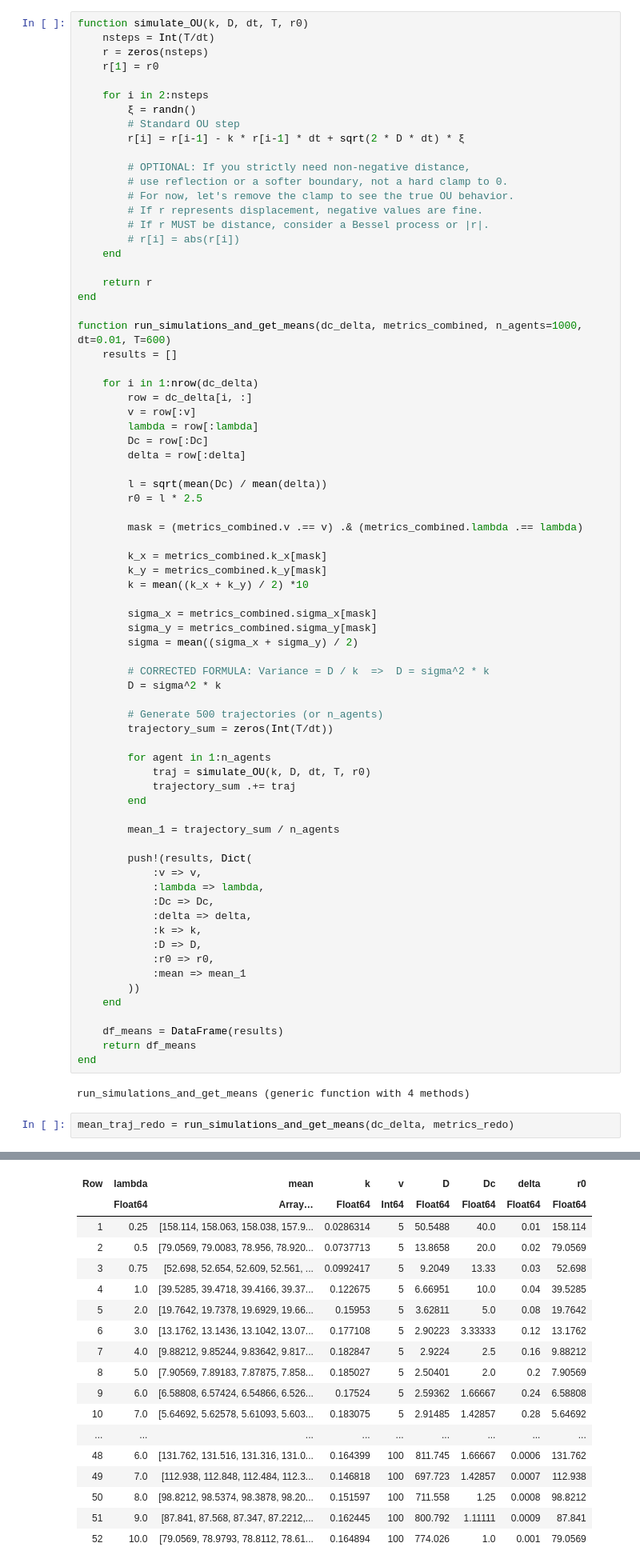
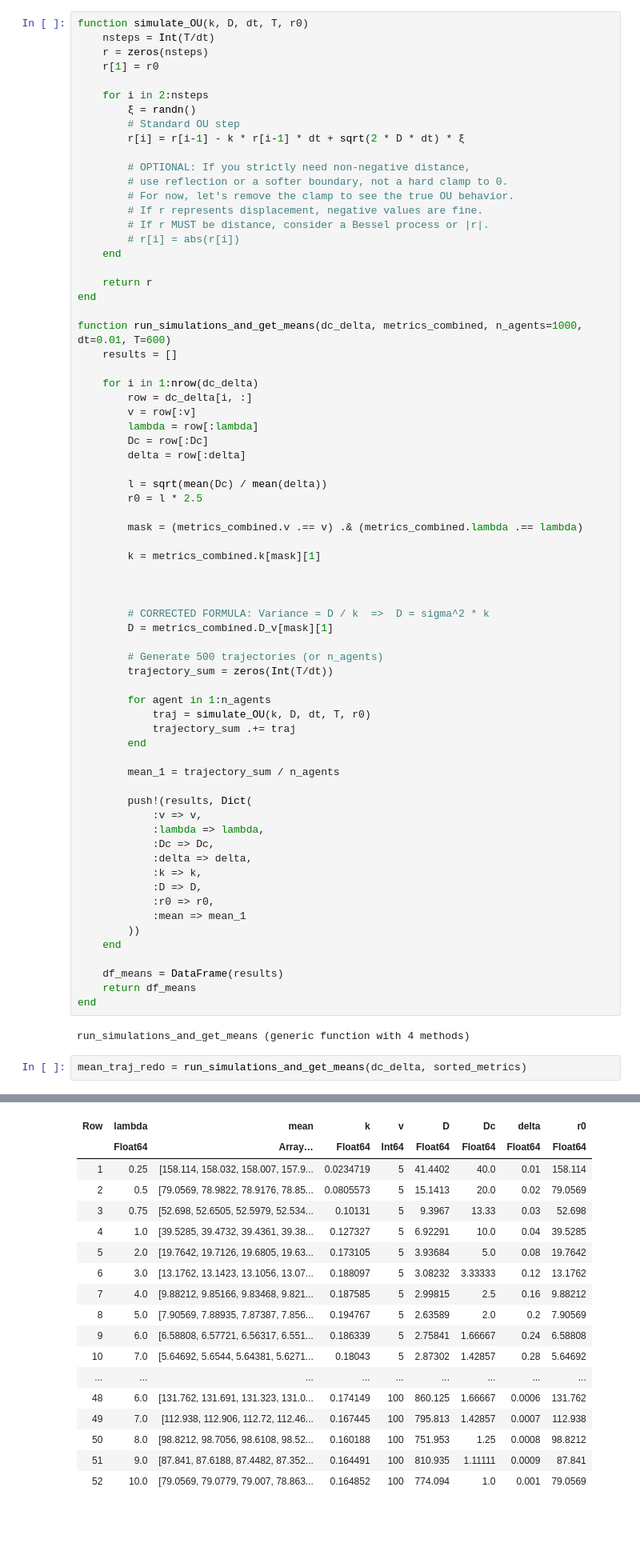
Before and after one commit to jmarib/CellBasedModels.jl, a Jupyter notebook: examples/OU_simulations.ipynb, the cells around one changed output, grey strips where cells are left out. Shown at 80% size. Saved outputs shown, nothing was run; the diff lists cells and outputs as text; blank space fills up the shorter version.

```diff
--- a/examples/OU_simulations.ipynb
+++ b/examples/OU_simulations.ipynb
@@ -58,16 +64,12 @@ function run_simulations_and_get_means(dc_delta, metrics_combined, n_agents=1000
 
         mask = (metrics_combined.v .== v) .& (metrics_combined.lambda .== lambda)
 
-        k_x = metrics_combined.k_x[mask]
-        k_y = metrics_combined.k_y[mask]
-        k = mean((k_x + k_y) / 2) *10
+        k = metrics_combined.k[mask][1]
 
-        sigma_x = metrics_combined.sigma_x[mask]
-        sigma_y = metrics_combined.sigma_y[mask]
-        sigma = mean((sigma_x + sigma_y) / 2)
+
 
         # CORRECTED FORMULA: Variance = D / k  =>  D = sigma^2 * k
-        D = sigma^2 * k
+        D = metrics_combined.D_v[mask][1]
 
         # Generate 500 trajectories (or n_agents)
         trajectory_sum = zeros(Int(T/dt))
@@ -97,26 +99,26 @@ end
 # %% [output]
 run_simulations_and_get_means (generic function with 4 methods)
 # %%
-mean_traj_redo = run_simulations_and_get_means(dc_delta, metrics_redo)
+mean_traj_redo = run_simulations_and_get_means(dc_delta, sorted_metrics)
 # %% [output]
 52×8 DataFrame
 27 rows omitted
 | Row | lambda | mean | k | v | D | Dc | delta | r0 |
 |  | Float64 | Array… | Float64 | Int64 | Float64 | Float64 | Float64 | Float64 |
-| 1 | 0.25 | [158.114, 158.063, 158.038, 157.9... | 0.0286314 | 5 | 50.5488 | 40.0 | 0.01 | 158.114 |
-| 2 | 0.5 | [79.0569, 79.0083, 78.956, 78.920... | 0.0737713 | 5 | 13.8658 | 20.0 | 0.02 | 79.0569 |
-| 3 | 0.75 | [52.698, 52.654, 52.609, 52.561, ... | 0.0992417 | 5 | 9.2049 | 13.33 | 0.03 | 52.698 |
-| 4 | 1.0 | [39.5285, 39.4718, 39.4166, 39.37... | 0.122675 | 5 | 6.66951 | 10.0 | 0.04 | 39.5285 |
-| 5 | 2.0 | [19.7642, 19.7378, 19.6929, 19.66... | 0.15953 | 5 | 3.62811 | 5.0 | 0.08 | 19.7642 |
-| 6 | 3.0 | [13.1762, 13.1436, 13.1042, 13.07... | 0.177108 | 5 | 2.90223 | 3.33333 | 0.12 | 13.1762 |
-| 7 | 4.0 | [9.88212, 9.85244, 9.83642, 9.817... | 0.182847 | 5 | 2.9224 | 2.5 | 0.16 | 9.88212 |
-| 8 | 5.0 | [7.90569, 7.89183, 7.87875, 7.858... | 0.185027 | 5 | 2.50401 | 2.0 | 0.2 | 7.90569 |
-| 9 | 6.0 | [6.58808, 6.57424, 6.54866, 6.526... | 0.17524 | 5 | 2.59362 | 1.66667 | 0.24 | 6.58808 |
-| 10 | 7.0 | [5.64692, 5.62578, 5.61093, 5.603... | 0.183075 | 5 | 2.91485 | 1.42857 | 0.28 | 5.64692 |
+| 1 | 0.25 | [158.114, 158.032, 158.007, 157.9... | 0.0234719 | 5 | 41.4402 | 40.0 | 0.01 | 158.114 |
+| 2 | 0.5 | [79.0569, 78.9822, 78.9176, 78.85... | 0.0805573 | 5 | 15.1413 | 20.0 | 0.02 | 79.0569 |
+| 3 | 0.75 | [52.698, 52.6505, 52.5979, 52.534... | 0.10131 | 5 | 9.3967 | 13.33 | 0.03 | 52.698 |
+| 4 | 1.0 | [39.5285, 39.4732, 39.4361, 39.38... | 0.127327 | 5 | 6.92291 | 10.0 | 0.04 | 39.5285 |
+| 5 | 2.0 | [19.7642, 19.7126, 19.6805, 19.63... | 0.173105 | 5 | 3.93684 | 5.0 | 0.08 | 19.7642 |
+| 6 | 3.0 | [13.1762, 13.1423, 13.1056, 13.07... | 0.188097 | 5 | 3.08232 | 3.33333 | 0.12 | 13.1762 |
+| 7 | 4.0 | [9.88212, 9.85166, 9.83468, 9.821... | 0.187585 | 5 | 2.99815 | 2.5 | 0.16 | 9.88212 |
+| 8 | 5.0 | [7.90569, 7.88935, 7.87387, 7.856... | 0.194767 | 5 | 2.63589 | 2.0 | 0.2 | 7.90569 |
+| 9 | 6.0 | [6.58808, 6.57721, 6.56317, 6.551... | 0.186339 | 5 | 2.75841 | 1.66667 | 0.24 | 6.58808 |
+| 10 | 7.0 | [5.64692, 5.6544, 5.64381, 5.6271... | 0.18043 | 5 | 2.87302 | 1.42857 | 0.28 | 5.64692 |
 | ... | ... | ... | ... | ... | ... | ... | ... | ... |
-| 48 | 6.0 | [131.762, 131.516, 131.316, 131.0... | 0.164399 | 100 | 811.745 | 1.66667 | 0.0006 | 131.762 |
-| 49 | 7.0 | [112.938, 112.848, 112.484, 112.3... | 0.146818 | 100 | 697.723 | 1.42857 | 0.0007 | 112.938 |
-| 50 | 8.0 | [98.8212, 98.5374, 98.3878, 98.20... | 0.151597 | 100 | 711.558 | 1.25 | 0.0008 | 98.8212 |
-| 51 | 9.0 | [87.841, 87.568, 87.347, 87.2212,... | 0.162445 | 100 | 800.792 | 1.11111 | 0.0009 | 87.841 |
-| 52 | 10.0 | [79.0569, 78.9793, 78.8112, 78.61... | 0.164894 | 100 | 774.026 | 1.0 | 0.001 | 79.0569 |
+| 48 | 6.0 | [131.762, 131.691, 131.323, 131.0... | 0.174149 | 100 | 860.125 | 1.66667 | 0.0006 | 131.762 |
+| 49 | 7.0 | [112.938, 112.906, 112.72, 112.46... | 0.167445 | 100 | 795.813 | 1.42857 | 0.0007 | 112.938 |
+| 50 | 8.0 | [98.8212, 98.7056, 98.6108, 98.52... | 0.160188 | 100 | 751.953 | 1.25 | 0.0008 | 98.8212 |
+| 51 | 9.0 | [87.841, 87.6188, 87.4482, 87.352... | 0.164491 | 100 | 810.935 | 1.11111 | 0.0009 | 87.841 |
+| 52 | 10.0 | [79.0569, 79.0779, 79.007, 78.863... | 0.164852 | 100 | 774.094 | 1.0 | 0.001 | 79.0569 |
 # %%
```
Also changed, not shown: parts of 6 cells of this notebook, 2 other files.
